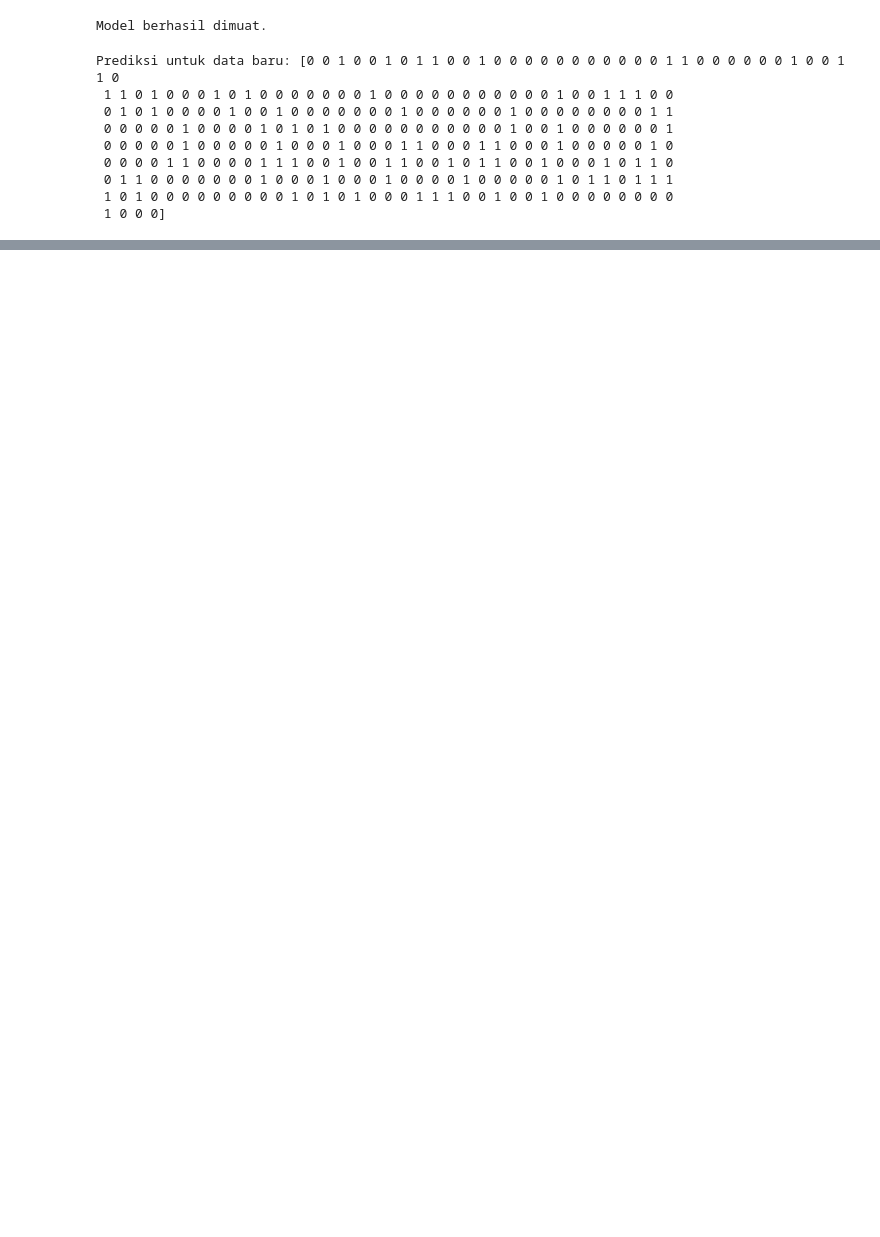
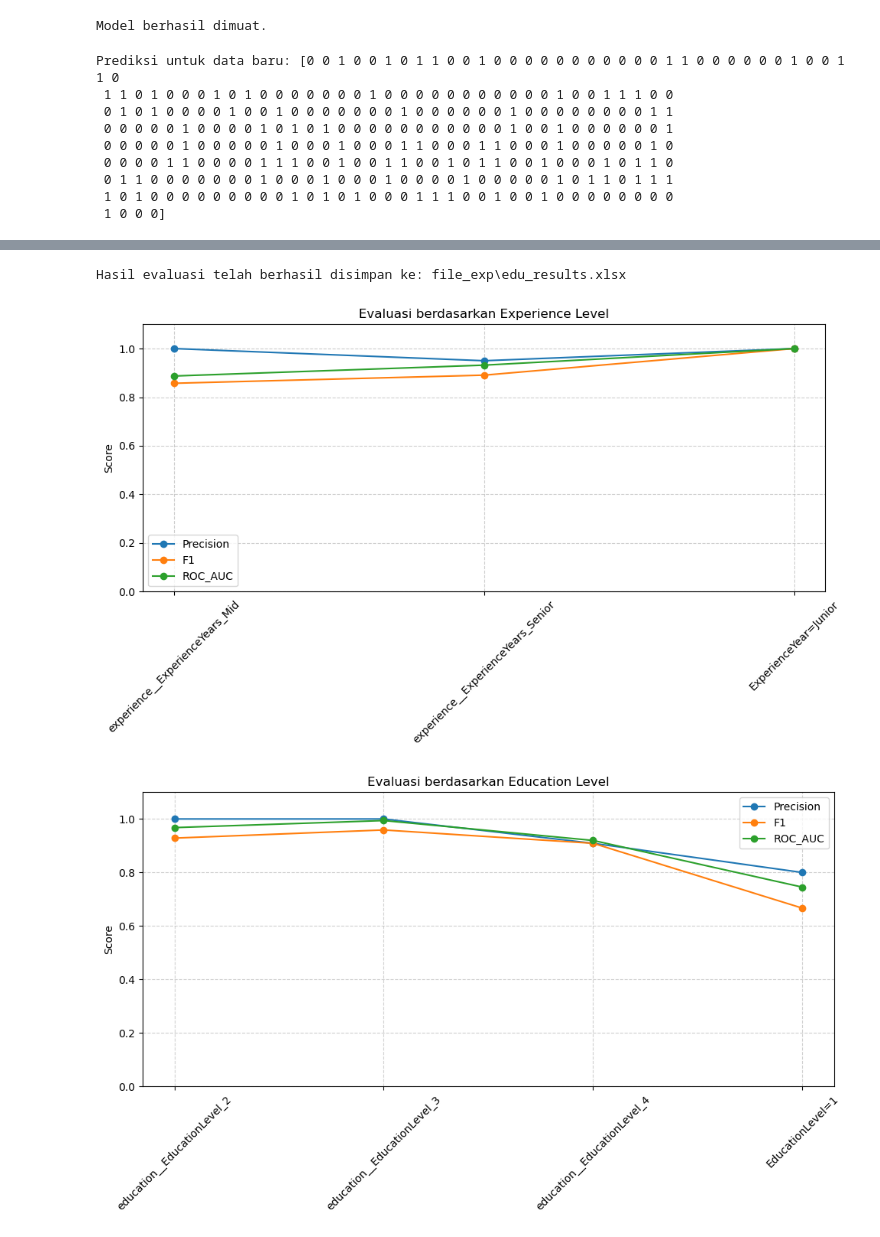
Before and after one commit to agirahmawandi/stage_3_L, a Jupyter notebook: Stage3_evaluation.ipynb, the cells around one changed output, grey strips where cells are left out. Saved outputs shown, nothing was run; the diff lists cells and outputs as text; code cells hidden in the pictures; blank space fills up the shorter version.

```diff
--- a/Stage3_evaluation.ipynb
+++ b/Stage3_evaluation.ipynb
@@ -38,10 +48,18 @@ loaded_model = joblib.load("best_xgboost_model.pkl")
 
 # Gunakan pipeline untuk mentransformasi data baru secara langsung
 # Data yang dimasukkan ke pipeline ini harus sama dengan kolom pada X_train
-new_data_transformed = loaded_pipeline.transform(X_test)
+
+X_test_transformed = loaded_pipeline.transform(X_test)
+feature_names = loaded_pipeline.get_feature_names_out()
+
+X_test_transformed = pd.DataFrame(
+    X_test_transformed,
+    columns=feature_names,
+    index=X_test.index
+)
 
 # Lakukan prediksi
-prediction = loaded_model.predict(new_data_transformed)
+prediction = loaded_model.predict(X_test_transformed)
 
 print("Prediksi untuk data baru:", prediction)
 # %% [output]
@@ -79,0 +213,62 @@ Confusion Matrix:
+# %%
+import os
+# # # Nama folder yang diinginkan
+folder_path = 'file_exp'
+
+# Cek apakah folder sudah ada, jika tidak, buat folder tersebut
+if not os.path.exists(folder_path):
+    os.path.makedirs(folder_path)
+    print(f"Folder '{folder_path}' berhasil dibuat.")
+
+# Buat path lengkap untuk file Excel
+file_path = os.path.join(folder_path, 'recruitment_results.xlsx')
+# Asumsikan 'hasil_evaluasi' adalah DataFrame
+recruitment_results.to_excel(file_path, index=True)
+
+file_path = os.path.join(folder_path, 'exp_results.xlsx')
+# Asumsikan 'hasil_evaluasi' adalah DataFrame
+exp_results.to_excel(file_path, index=True)
+
+file_path = os.path.join(folder_path, 'edu_results.xlsx')
+# Asumsikan 'hasil_evaluasi' adalah DataFrame
+edu_results.to_excel(file_path, index=True)
+
+print(f"Hasil evaluasi telah berhasil disimpan ke: {file_path}")
+# %% [output]
+Hasil evaluasi telah berhasil disimpan ke: file_exp\edu_results.xlsx
+# %%
+import matplotlib.pyplot as plt
+
+def plot_subset_results_auto(df, title, metrics=["Precision", "F1", "ROC_AUC"]):
+    """
+    Plot hasil evaluasi subset secara otomatis.
+    df      : DataFrame hasil evaluate_by_subset
+    title   : Judul grafik
+    metrics : List metrik yang mau ditampilkan
+    """
+    x = range(len(df))
+
+    plt.figure(figsize=(10,6))
+    for metric in metrics:
+        if metric in df.columns:  # hanya plot kalau metrik tersedia
+            plt.plot(x, df[metric], marker="o", label=metric)
+
+    plt.xticks(x, df["Subset"], rotation=45)
+    plt.ylim(0, 1.1)
+    plt.title(title)
+    plt.ylabel("Score")
+    plt.legend()
+    plt.grid(True, linestyle="--", alpha=0.6)
+    plt.tight_layout()
+    plt.show()
+
+
+# ================
+# Contoh pemakaian
+# ================
+plot_subset_results_auto(exp_results, "Evaluasi berdasarkan Experience Level")
+plot_subset_results_auto(edu_results, "Evaluasi berdasarkan Education Level")
+plot_subset_results_auto(recruitment_results, "Evaluasi berdasarkan Recruitment Strategy")
+# %% [output]
+[figure, added]
+[figure, added]
```
Also changed, not shown: parts of 12 cells of this notebook, 6 other files.
